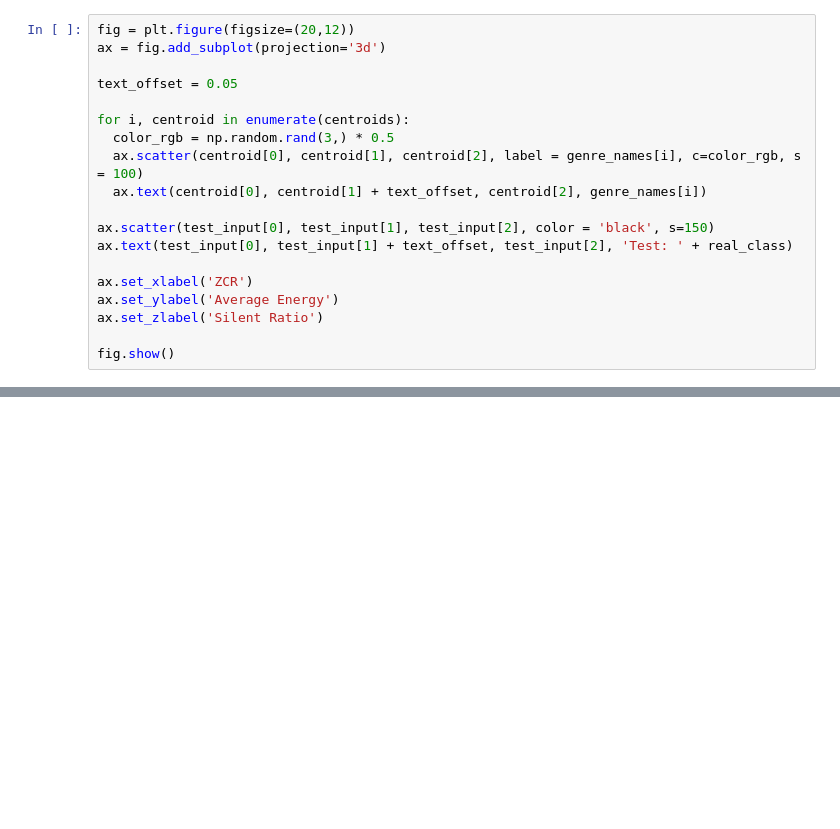
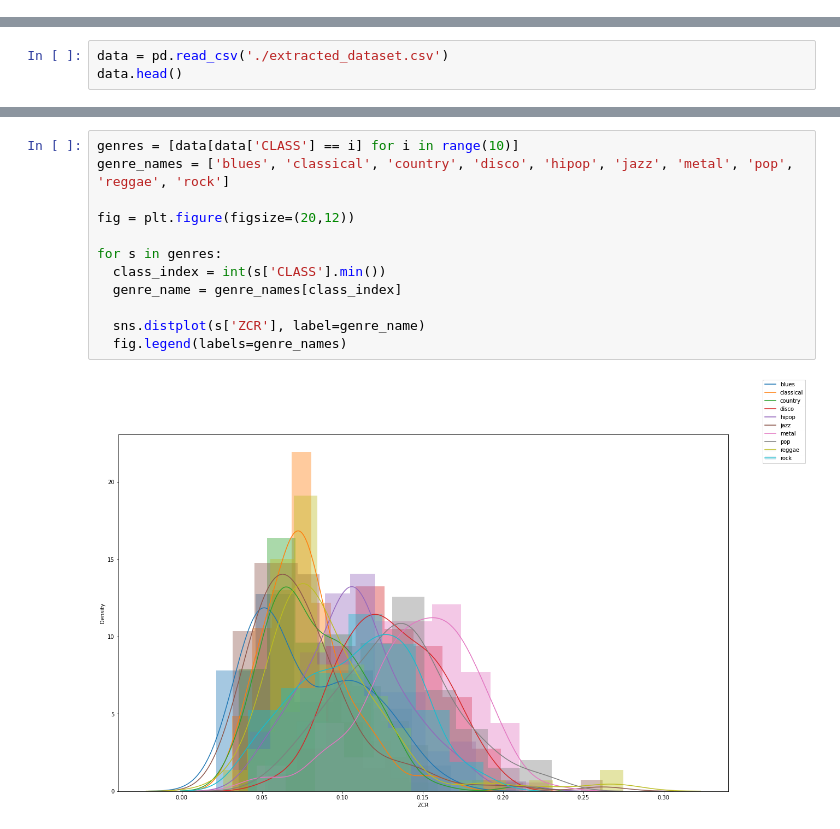
Before and after one commit to Frank01001/Music-Genre-Classification-Project, a Jupyter notebook: jupyter notebooks/NAML_Project_Data_Visualization.ipynb, the cells around one changed output, grey strips where cells are left out. Cells and saved outputs as stored; diff of their text form; blank space fills up the shorter version.

```diff
--- a/jupyter notebooks/NAML_Project_Data_Visualization.ipynb
+++ b/jupyter notebooks/NAML_Project_Data_Visualization.ipynb
@@ -102,19 +4,0 @@ classified as country should be classical
-# %%
-fig = plt.figure(figsize=(20,12))
-ax = fig.add_subplot(projection='3d')
-
-text_offset = 0.05
-
-for i, centroid in enumerate(centroids):
-  color_rgb = np.random.rand(3,) * 0.5
-  ax.scatter(centroid[0], centroid[1], centroid[2], label = genre_names[i], c=color_rgb, s = 100)
-  ax.text(centroid[0], centroid[1] + text_offset, centroid[2], genre_names[i])
-
-ax.scatter(test_input[0], test_input[1], test_input[2], color = 'black', s=150)
-ax.text(test_input[0], test_input[1] + text_offset, test_input[2], 'Test: ' + real_class)
-
-ax.set_xlabel('ZCR')
-ax.set_ylabel('Average Energy')
-ax.set_zlabel('Silent Ratio')
-
-fig.show()
@@ -249,0 +5,3 @@ accuracy
+# %%
+data = pd.read_csv('./extracted_dataset.csv')
+data.head()
@@ -249,0 +51,14 @@ accuracy
+# %%
+genres = [data[data['CLASS'] == i] for i in range(10)]
+genre_names = ['blues', 'classical', 'country', 'disco', 'hipop', 'jazz', 'metal', 'pop', 'reggae', 'rock']
+
+fig = plt.figure(figsize=(20,12))
+
+for s in genres:
+  class_index = int(s['CLASS'].min())
+  genre_name = genre_names[class_index]
+
+  sns.distplot(s['ZCR'], label=genre_name)
+  fig.legend(labels=genre_names)
+# %% [output]
+[figure, added]
```
Also changed, not shown: parts of 28 cells of this notebook, 12 other files.
